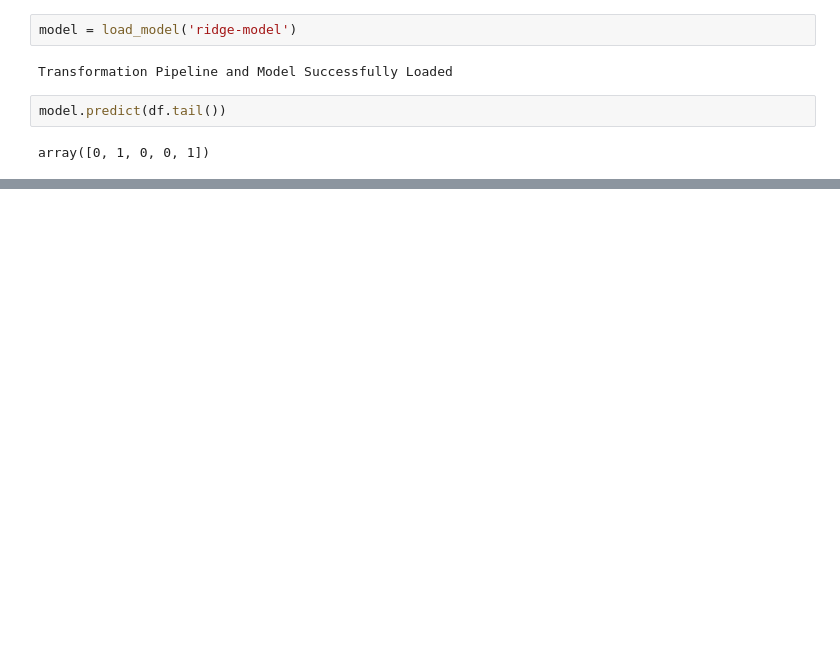
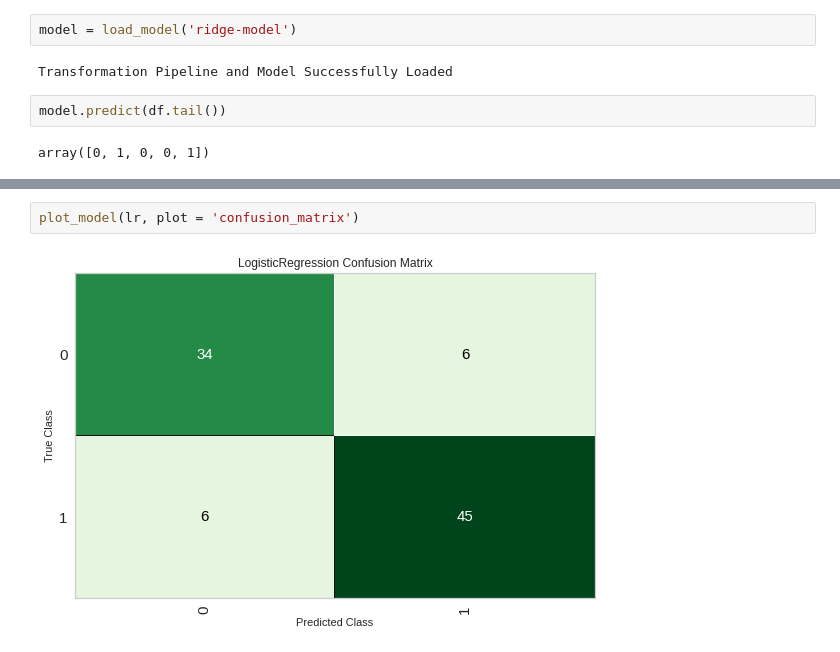
Before and after one commit to urmilapol/urmilapolprojects, a Jupyter notebook: pycaretclassification.ipynb, the cells around one changed output, grey strips where cells are left out. Drawn from its saved outputs; the diff is of its cells as text; blank space fills up the shorter version.

```diff
--- a/pycaretclassification.ipynb
+++ b/pycaretclassification.ipynb
@@ -139,3 +139,7 @@ plot_model(lr)
+# %%
+plot_model(lr, plot = 'confusion_matrix')
+# %% [output]
+[figure, added]
 # %%
 knn = create_model('knn')
 # %% [output]
```
Also changed, not shown: parts of 10 cells of this notebook.
